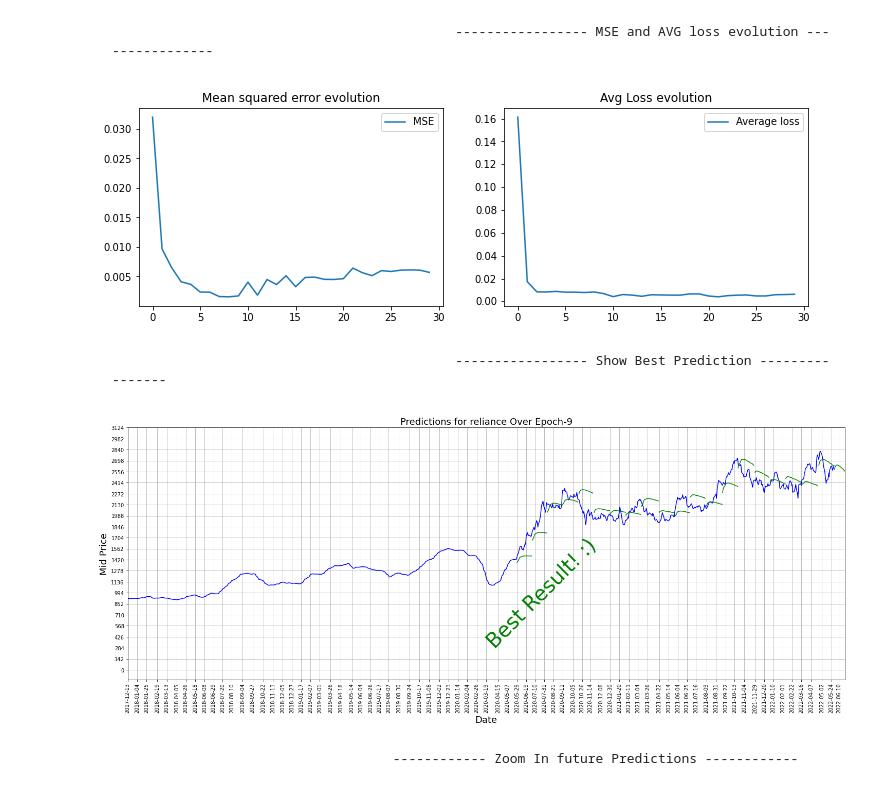
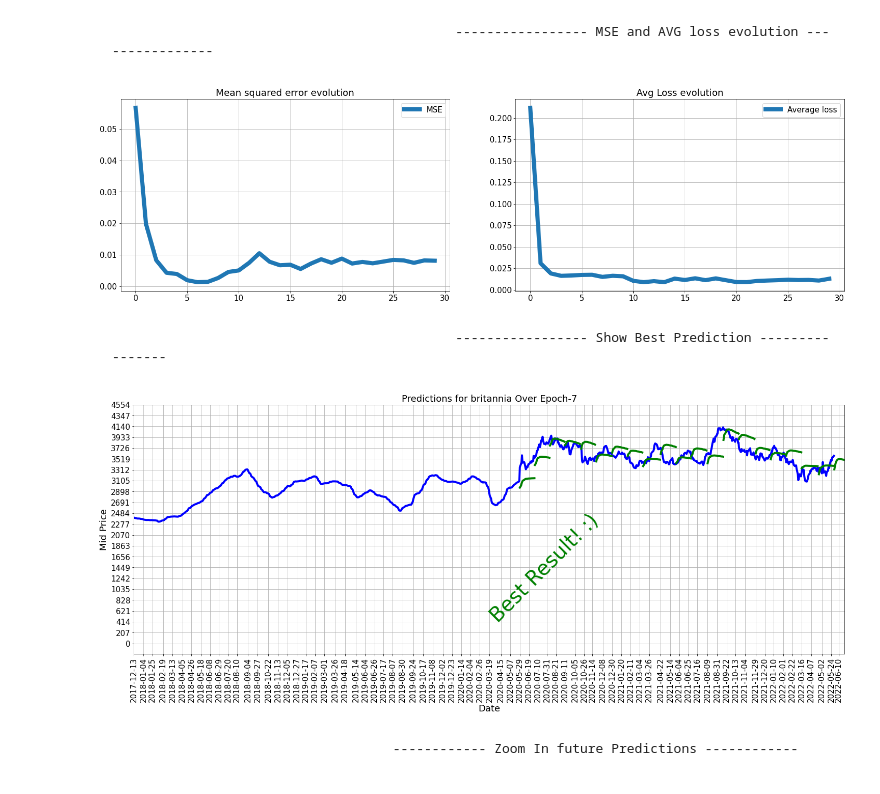
Before and after one commit to keshav-space/LSTMforStocks, a Jupyter notebook: Stock_Prediction_LSTM.ipynb, the cells around one changed output. Saved outputs shown, nothing was run; the diff lists cells and outputs as text; code cells hidden in the pictures.

```diff
--- a/Stock_Prediction_LSTM.ipynb
+++ b/Stock_Prediction_LSTM.ipynb
@@ -68,7 +69,7 @@ def data_visualization(data, name):
 # %%
 STOCKS = ["BRITANNIA.BO", "RELIANCE.BO", "SBIN.BO", "ITC.BO"]
 
-stock_ticker = STOCKS[1]
+stock_ticker = STOCKS[0]
 stock_name, _ = stock_ticker.split(".")
 stock_name = stock_name.lower()
 
@@ -87,6 +88,7 @@ dir_data = "data"
 dir_neural_compute = "neural_compute"
 dir_export = "export"
 dir_learning_images = "learning_images"
+dir_trade = dir_export + "/trade"
 
 if not os.path.exists(dir_data):
     os.makedirs(dir_data)
@@ -96,6 +98,9 @@ if not os.path.exists(dir_neural_compute):
 
 if not os.path.exists(dir_export):
     os.makedirs(dir_export)
+
+if not os.path.exists(dir_trade):
+    os.makedirs(dir_trade)
 
 if not os.path.exists(dir_learning_images):
     os.makedirs(dir_learning_images)
@@ -389,7 +409,9 @@ with tf.control_dependencies(
 
 print("\tAll done")
 # %%
-def train_and_predict(epochs, valid_summary, n_predict_once, verbose=True, force_recompute=True):
+def train_and_predict(
+    epochs, valid_summary, n_predict_once, verbose=True, force_recompute=True
+):
     # if json serialized compute exist for same stock don't recompute unless foce_recompute is enbled
     file_path = (
         dir_neural_compute
@@ -424,9 +446,7 @@ def train_and_predict(epochs, valid_summary, n_predict_once, verbose=True, force
 
     # Used for decaying learning rate
     loss_nondecrease_count = 0
-    loss_nondecrease_threshold = (
-        2  # If the test error hasn't increased in this many steps, decrease learning rate
-    )
+    loss_nondecrease_threshold = 2  # If the test error hasn't increased in this many steps, decrease learning rate
     if verbose:
         print("Initialized")
 
@@ -459,7 +479,9 @@ def train_and_predict(epochs, valid_summary, n_predict_once, verbose=True, force
 
         ############################# Validation ############################
         if (ep + 1) % valid_summary == 0:
-            average_loss = average_loss / (valid_summary * (train_seq_length // batch_size))
+            average_loss = average_loss / (
+                valid_summary * (train_seq_length // batch_size)
+            )
             # The average loss
             if (ep + 1) % valid_summary == 0:
                 log_data["Average loss"] = average_loss
@@ -541,8 +563,15 @@ def train_and_predict(epochs, valid_summary, n_predict_once, verbose=True, force
             continue
         value["Average loss"] = value["Average loss"].tolist()
         value["MSE"] = value["MSE"].tolist()
-        value["predictions_over_time"] = [npa.tolist() for npa in value["predictions_over_time"]]
-    json.dump(new, codecs.open(file_path, "w", encoding="utf-8"), separators=(",", ":"), indent=4)
+        value["predictions_over_time"] = [
+            npa.tolist() for npa in value["predictions_over_time"]
+        ]
+    json.dump(
+        new,
+        codecs.open(file_path, "w", encoding="utf-8"),
+        separators=(",", ":"),
+        indent=4,
+    )
     session.close()
     return result_train_and_predictions
 
@@ -550,7 +579,9 @@ def train_and_predict(epochs, valid_summary, n_predict_once, verbose=True, force
 epochs = 30
 valid_summary = 1  # Interval we make test predictions
 n_predict_once = 25  # Number of steps we continously predict for
-result_train_and_predictions = train_and_predict(epochs, valid_summary, n_predict_once, True, False)
+result_train_and_predictions = train_and_predict(
+    epochs, valid_summary, n_predict_once, True, False
+)
 # predictions_over_time = result_train_and_predictions["predictions_over_time"]
 
 # now define the structure of the result_for_train_and_predict network
@@ -559,36 +608,39 @@ result_train_and_predictions = train_and_predict(epochs, valid_summary, n_predic
 # %%
 # MSE and avg loss evolution
 def error_estimation():
-    plt.figure(figsize=(12, 8))
+    plt.figure(figsize=(25, 15))
+    plt.rcParams.update({"font.size": 15})
+    plt.rcParams.update({"lines.linewidth": 8})
 
     plt.subplot(2, 2, 1)
     plt.plot(
         [
             value["MSE"]
             for key, value in result_train_and_predictions.items()
             if key != "x_axis_seq"
         ],
         label="MSE",
     )
     plt.legend()
+    plt.grid()
     plt.title("Mean squared error evolution")
 
     plt.subplot(2, 2, 2)
     plt.plot(
         [
             value["Average loss"]
             for key, value in result_train_and_predictions.items()
             if key != "x_axis_seq"
         ],
         label="Average loss",
     )
+    plt.title("Avg Loss evolution")
     plt.legend()
-    plt.title("Avg Loss evolution")
-
+    plt.grid()
 
 error_estimation()
 # %% [output]
-[figure, old version]
+[figure, new version]
 # %%
 # Structure of Nural Compute Dict
 """
@@ -650,8 +702,11 @@ def get_best_epoch():
 # %%
 # Show Best Prediction
 def show_graph(epoche_no, color, comment):
+    plt.figure(figsize=(25, 9))
+    plt.rcParams.update({"font.size": 15})
+    plt.rcParams.update({"lines.linewidth": 4})
+
     best_prediction_epoch = epoche_no
-    plt.figure(figsize=(25, 9))
     # Predicting the best test prediction we got
     # plt.plot(range(df.shape[0]),all_mid_data,color='b')
     plt.plot(
@@ -669,12 +724,17 @@ def show_graph(epoche_no, color, comment):
     )
     for xval, yval in zip(
         result_train_and_predictions["x_axis_seq"],
-        result_train_and_predictions[str(best_prediction_epoch)]["predictions_over_time"],
+        result_train_and_predictions[str(best_prediction_epoch)][
+            "predictions_over_time"
+        ],
     ):
-        plt.plot([index_to_date_map(i) for i in xval], get_unscaled_data(yval), color=color)
+        plt.plot(
+            [index_to_date_map(i) for i in xval], get_unscaled_data(yval), color=color
+        )
 
     plt.title(
-        "Predictions for {} Over Epoch-{}".format(stock_name, best_prediction_epoch), fontsize=18
+        "Predictions for {} Over Epoch-{}".format(stock_name, best_prediction_epoch),
+        fontsize=18,
     )
     plt.xlabel("Date", fontsize=18)
     plt.ylabel("Mid Price", fontsize=18)
@@ -684,7 +744,10 @@ def show_graph(epoche_no, color, comment):
     )
     plt.xticks(
         [index_to_date_map(i) for i in range(train_end_index - 600, xval[-1], 15)],
-        [index_to_date_map(i).date() for i in range(train_end_index - 600, xval[-1], 15)],
+        [
+            index_to_date_map(i).date()
+            for i in range(train_end_index - 600, xval[-1], 15)
+        ],
         rotation=90,
     )
     # plt.xticks([index_to_date_map(i) for i in range(train_end_index-500,test_end_index,10)], [index_to_date_map(i).date() for i in range(train_end_index-500,test_end_index,10)], rotation=90)
@@ -711,7 +774,7 @@ for key, value in result_train_and_predictions.items():
         comment = "Best Result! :)"
         show_graph(int(key), color, comment)
 # %% [output]
-[figure, old version]
+[figure, new version]
 # %% [markdown]
                                         ------------ Zoom In future Predictions ------------
 # %%
```
Also changed, not shown: parts of 21 cells of this notebook.
